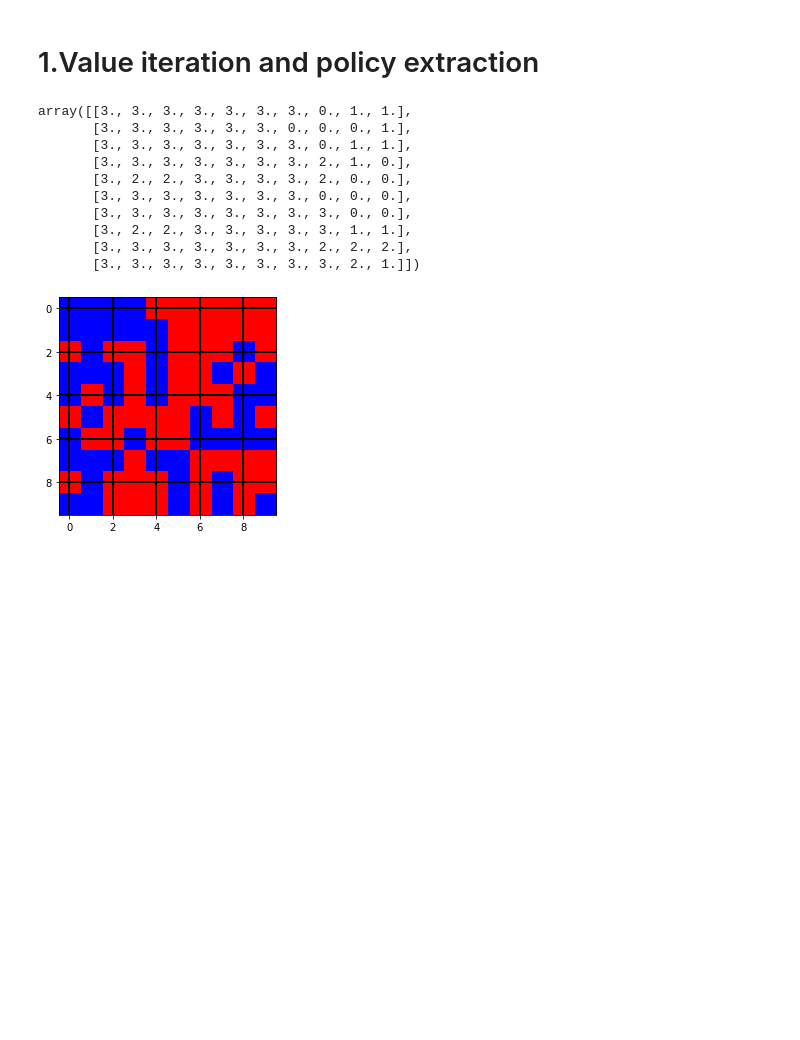
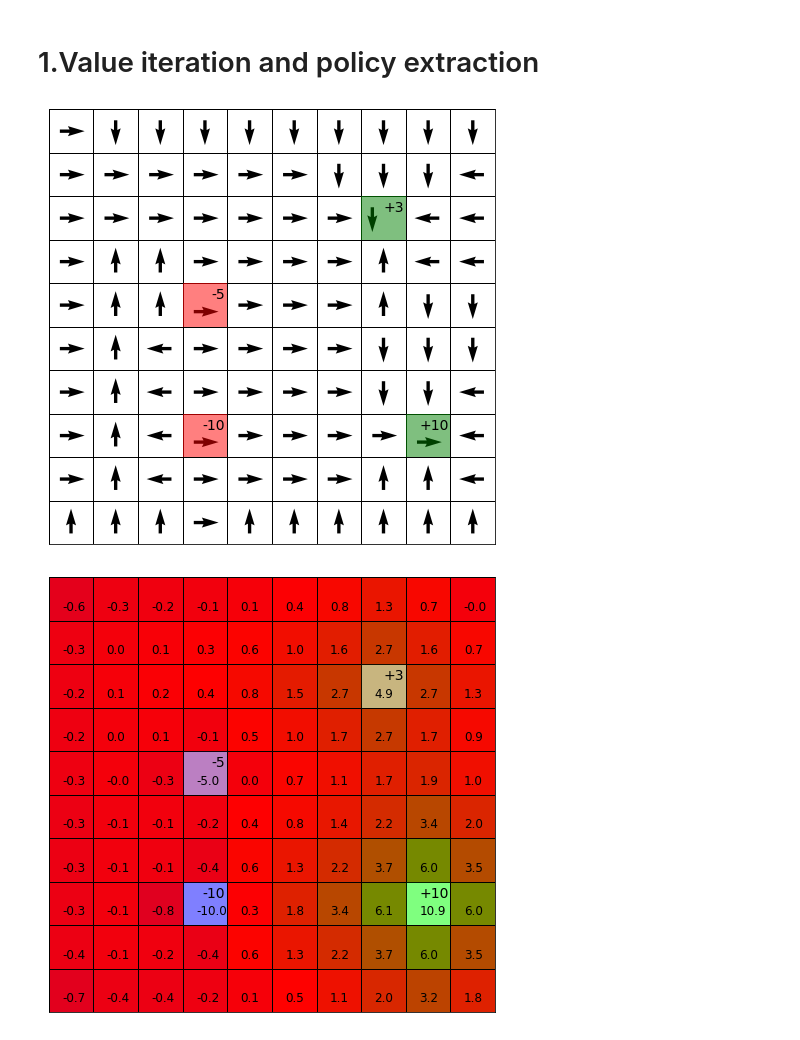
Before and after one commit to VSorvisto/Data-Science-Projects, a Jupyter notebook: Reinforced learning/gridWorldExample.ipynb, the cells around one changed output. Drawn from its saved outputs; the diff is of its cells as text; code cells hidden in the pictures; blank space fills up the shorter version.

Commit message:
update version of gridWorldExample

```diff
--- a/Reinforced learning/gridWorldExample.ipynb
+++ b/Reinforced learning/gridWorldExample.ipynb
@@ -75,95 +197,42 @@ def giveNextState(i,j,act):
 # %%
-#storing only V-values
+#value iteration + policy extraction
+
+
 
 #array for Values
 V=np.zeros([10,10])
 
 
-discount=0.9
+discount=0.7
 tolerance=0.1
-iterations=500
+iterations=2000
 
 #value iteration
 cond=True
 iter_count=0
 while cond==True:
     Vtemp=np.zeros([10,10])
     for i in range(10):
         for j in range(10):
-            values=np.zeros([4,1])
-            for act in range(4):
-                temp=0
-                for resultDir in range(4):
-                    reward=giveReward(i,j,resultDir)
-                    next_i=giveNextState(i,j,resultDir)[0]
-                    next_j=giveNextState(i,j,resultDir)[1]
-                    if resultDir==act:
-                        prob=0.7
-                    else:
-                        prob=0.1
-                    temp+= prob*(reward + discount*V[next_i,next_j])
-                values[act]=temp
-            Vtemp[i,j]=np.max(values)
+            Vtemp[i,j]=np.max(calcQvalues(i,j,discount,V))
     maxError=np.max(np.abs(V - Vtemp))
     V=Vtemp
 
     iter_count+=1
     if maxError<tolerance or iter_count>=iterations:
         cond=False
 
-#extract optimal policy
 
 
+#extract optimal policy
 optimal_pol=np.zeros([10,10])
 for i in range(10):
     for j in range(10):
-        values=np.zeros([4,1])
-        for act in range(4):
-                temp=0
-                for resultDir in range(4):
-                    reward=giveReward(i,j,resultDir)
-                    next_i=giveNextState(i,j,resultDir)[0]
-                    next_j=giveNextState(i,j,resultDir)[1]
-                    if resultDir==act:
-                        prob=0.7
-                    else:
-                        prob=0.1
-                    temp+= prob*(reward + discount*V[next_i,next_j])
-                values[act]=temp
-        optimal_pol[i,j]=np.argmax(values)
+        optimal_pol[i,j]=np.argmax(calcQvalues(i,j,discount,V))
 
-optimal_pol
+plotOptimalPolicy(optimal_pol)
+
+plotValues(V)
 # %% [output]
-array([[3., 3., 3., 3., 3., 3., 3., 0., 1., 1.],
-       [3., 3., 3., 3., 3., 3., 0., 0., 0., 1.],
-       [3., 3., 3., 3., 3., 3., 3., 0., 1., 1.],
-       [3., 3., 3., 3., 3., 3., 3., 2., 1., 0.],
-       [3., 2., 2., 3., 3., 3., 3., 2., 0., 0.],
-       [3., 3., 3., 3., 3., 3., 3., 0., 0., 0.],
-       [3., 3., 3., 3., 3., 3., 3., 3., 0., 0.],
-       [3., 2., 2., 3., 3., 3., 3., 3., 1., 1.],
-       [3., 3., 3., 3., 3., 3., 3., 2., 2., 2.],
-       [3., 3., 3., 3., 3., 3., 3., 3., 2., 1.]])
+[figure, added]
+[figure, added]
-# %%
-import matplotlib.pyplot as plt
-from matplotlib import colors
-import numpy as np
-
-data = np.random.rand(10, 10) * 20
-
-# create discrete colormap
-cmap = colors.ListedColormap(['red', 'blue'])
-bounds = [0,10,20]
-norm = colors.BoundaryNorm(bounds, cmap.N)
-
-fig, ax = plt.subplots()
-ax.imshow(data, cmap=cmap, norm=norm)
-
-# draw gridlines
-ax.grid(which='major', axis='both', linestyle='-', color='k', linewidth=2)
-ax.set_xticks(np.arange(0, 10, 2));
-ax.set_yticks(np.arange(0, 10, 2));
-
-plt.show()
-# %% [output]
-[figure, removed]
```
Also changed, not shown: parts of 5 cells of this notebook.
